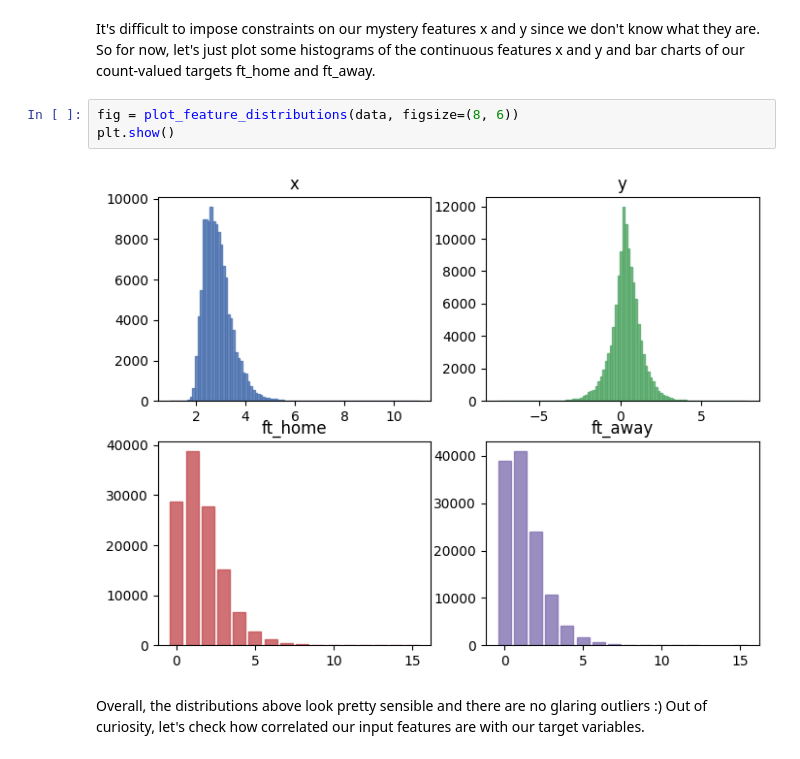
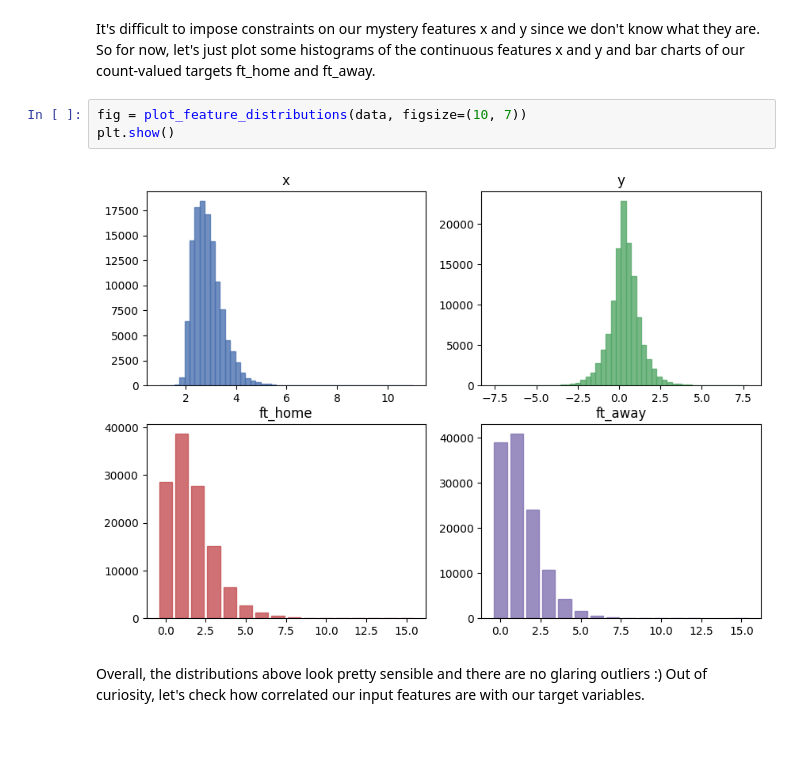
Before and after one commit to oskarfernlund/football-prediction, a Jupyter notebook: model.ipynb, the cells around one changed output. Cells and saved outputs as stored; diff of their text form.

```diff
--- a/model.ipynb
+++ b/model.ipynb
@@ -62,10 +62,10 @@ data = data.drop(data[(data["ft_away"] < 0) | (data["ft_away"] > 15)].index)
 # %% [markdown]
 It's difficult to impose constraints on our mystery features x and y since we don't know what they are. So for now, let's just plot some histograms of the continuous features x and y and bar charts of our count-valued targets ft_home and ft_away.
 # %%
-fig = plot_feature_distributions(data, figsize=(8, 6))
+fig = plot_feature_distributions(data, figsize=(10, 7))
 plt.show()
 # %% [output]
-[figure, old version]
+[figure, new version]
 # %% [markdown]
 Overall, the distributions above look pretty sensible and there are no glaring outliers :) Out of curiosity, let's check how correlated our input features are with our target variables.
 # %%
```
Also changed, not shown: parts of 18 cells of this notebook, 2 other files.
